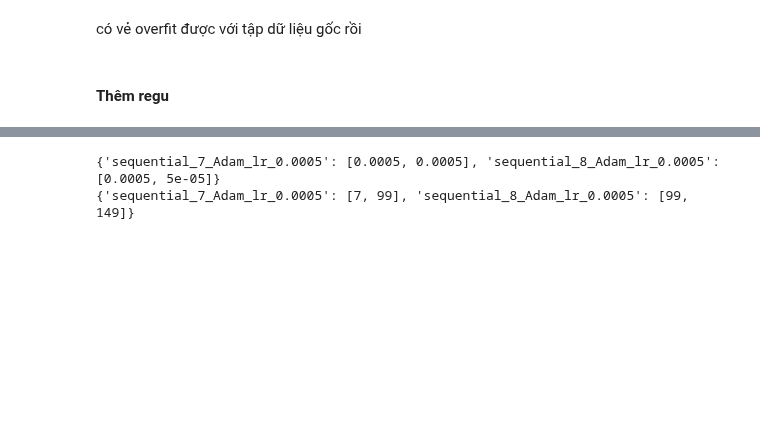
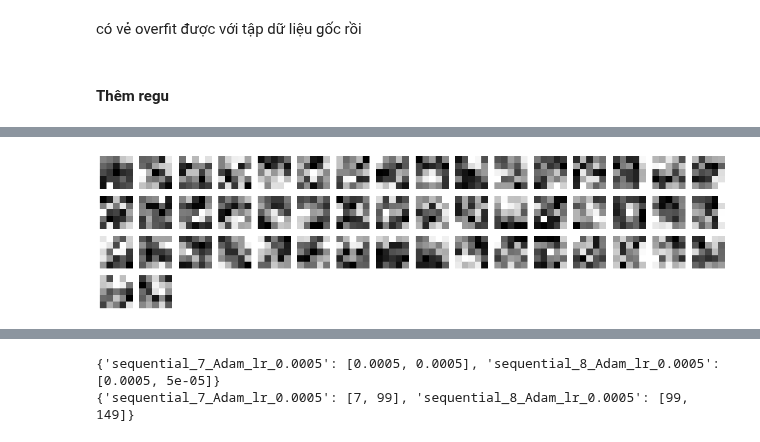
Before and after one commit to LapTQ/IT3910E_facial_beauty_pediction, a Jupyter notebook: facial_beauty_perception.ipynb, the cells around one changed output, grey strips where cells are left out. Cells and saved outputs as stored; diff of their text form; code cells hidden in the pictures; blank space fills up the shorter version.

```diff
--- a/facial_beauty_perception.ipynb
+++ b/facial_beauty_perception.ipynb
@@ -730,0 +739,4 @@ plot_layer_output('checkpoint', layer=6)
+# %%
+plot_layer_filter('sequential_1_Adam_lr_0.001')
+# %% [output]
+[figure, added]
```
Also changed, not shown: parts of 12 cells of this notebook.
